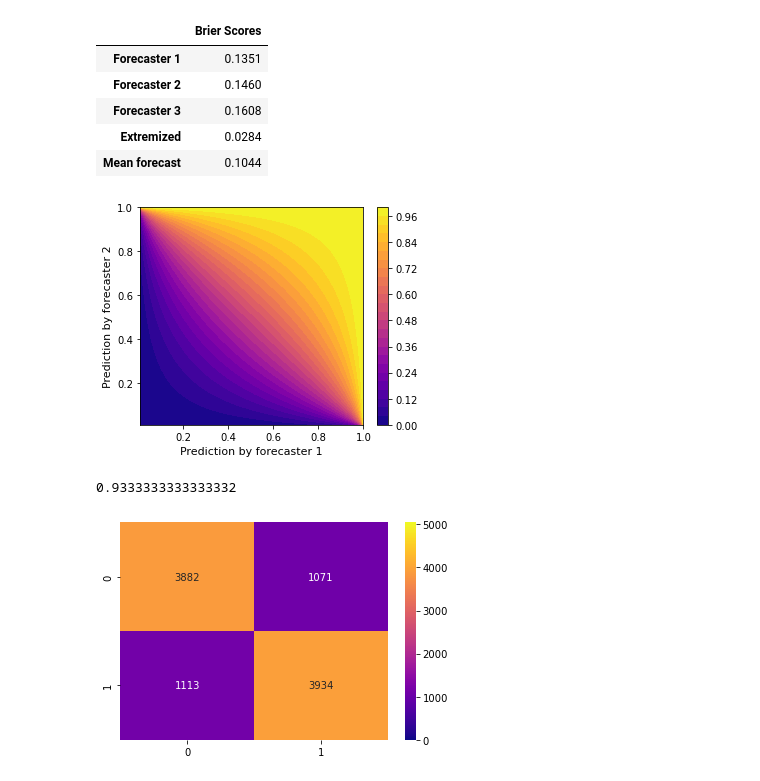
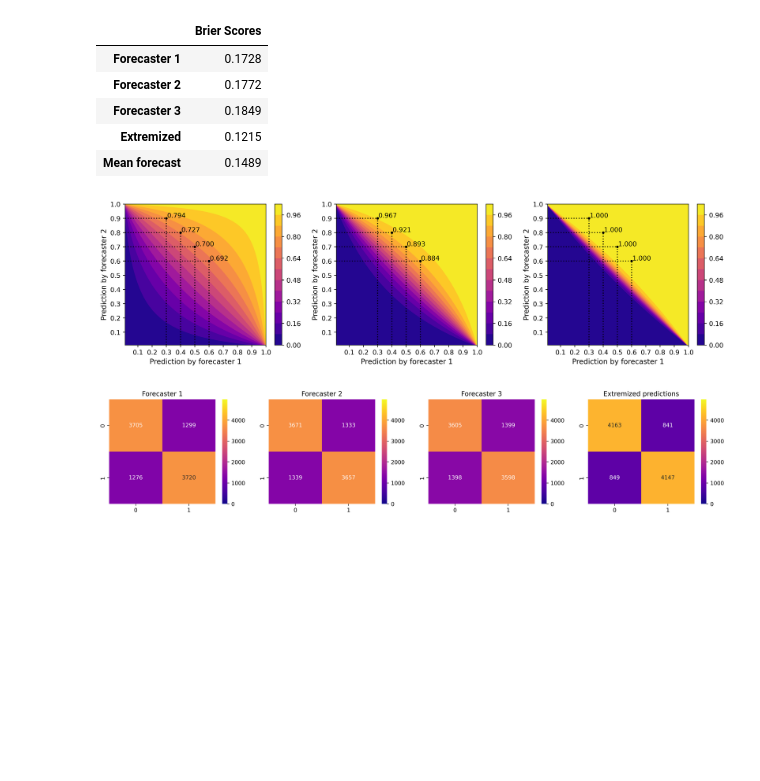
Before and after one commit to PabloIsCoding/simulated_worlds, a Jupyter notebook: Extremizing.ipynb, the cells around one changed output. Cells and saved outputs as stored; diff of their text form; code cells hidden in the pictures; blank space fills up the shorter version.

Commit message:
Improve plots

```diff
--- a/Extremizing.ipynb
+++ b/Extremizing.ipynb
@@ -5,6 +5,8 @@ import statsmodels.api as sm
 import matplotlib.pyplot as plt
 import seaborn as sns
 from sklearn.metrics import confusion_matrix, brier_score_loss
+
+plt.rcParams['figure.dpi'] = 500
 # %%
 def logit(p):
     return np.log(p/(1-p))
@@ -54,7 +56,7 @@ cov = [[1, ρ12, ρ13], # Note that I can get away with using correlations as co
        [ρ13, ρ23, 1]]
 μ = np.zeros(3)
 
-β = np.array([10, 10, 10])
+β = np.array([1.2, 1.20, 1.2])
 
 samples = generate_logit_samples(μ, cov, 0, β, N=10_000)
 
@@ -115,37 +117,45 @@ p1 = results_forecaster1.predict(samples[['const', 'x_1']])
 p2 = results_forecaster2.predict(samples[['const', 'x_2']])
 p3 = results_forecaster3.predict(samples[['const', 'x_3']])
 
-p = extremize(np.array([p1, p2, p3]).T, 1.5)
+p = extremize(np.array([p1, p2, p3]).T, 1)
 
 pd.DataFrame({
     'Brier Scores':[brier_score_loss(samples['y'], preds) for preds in [p1, p2, p3, p, np.mean([p1, p2, p3], axis=0)]]},
     index=[f'Forecaster {i}' for i in range(1, 4)]+["Extremized", "Mean forecast"]).round(4)
 # %% [output]
 |  | Brier Scores |
-| Forecaster 1 | 0.1351 |
-| Forecaster 2 | 0.1460 |
-| Forecaster 3 | 0.1608 |
-| Extremized | 0.0284 |
-| Mean forecast | 0.1044 |
+| Forecaster 1 | 0.1728 |
+| Forecaster 2 | 0.1772 |
+| Forecaster 3 | 0.1849 |
+| Extremized | 0.1215 |
+| Mean forecast | 0.1489 |
 # %%
 x = np.linspace(0.01, 1, 1000)
 y = np.linspace(0.01, 1, 1000)
 
 X, Y = np.meshgrid(x, y)
-Z = extremize2d(X, Y, 1)
 
-fig, ax = plt.subplots(figsize=(5, 4))
-cs = ax.contourf(X, Y, Z, 30, cmap='plasma')
-fig.colorbar(cs, ax=ax);
-ax.set_xlabel('Prediction by forecaster 1', fontsize=11)
-ax.set_ylabel('Prediction by forecaster 2', fontsize=11);
+fig, axarr = plt.subplots(1, 3, figsize=(5.5*3, 4))
+
+for ax, exponent in zip(axarr, [1, 2.5, 10]):
+    Z = extremize2d(X, Y, exponent)
+    cs = ax.contourf(X, Y, Z,  15, cmap='plasma')
+    fig.colorbar(cs, ax=ax);
+    for point in [(0.6, 0.6), (0.5, 0.7), (0.4, 0.8), (0.3, 0.9)]:
+        ax.scatter(point[0],point[1], color='black', s=8);
+        ax.annotate(f"{extremize2d(point[0],point[1],exponent):.3f}", [point[0]+0.005,point[1]+0.005])
+        ax.axvline(point[0], ymax=point[1], ls=':', color='black')
+        ax.axhline(point[1], xmax=point[0], ls=':', color='black')
+    ax.set_xlabel('Prediction by forecaster 1', fontsize=11)
+    ax.set_ylabel('Prediction by forecaster 2', fontsize=11);
+    ax.xaxis.set_major_locator(plt.MaxNLocator(11))
+    ax.yaxis.set_major_locator(plt.MaxNLocator(11))
 # %% [output]
-[figure, old version]
+[figure, new version]
-# %%
-extremize(np.array([0.6, 0.7, 0.8]))
-# %% [output]
-0.9333333333333332
 # %%
-sns.heatmap(confusion_matrix(samples['y'], np.round(p2)), annot=True, fmt='g', vmin=0, vmax=samples['y'].sum(), cmap='plasma');
+fig, axarray = plt.subplots(1, 4, figsize=(5*4, 3.5))
+for ax, preds, title in zip(axarray, [p1, p2, p3, p], [f'Forecaster {i}' for i in range(1, 4)]+["Extremized predictions"]):
+    ax.set_title(title)
+    sns.heatmap(confusion_matrix(samples['y'], np.round(preds)), annot=True, fmt='g', vmin=0, vmax=samples['y'].sum(), cmap='plasma', ax=ax);
 # %% [output]
-[figure, old version]
+[figure, new version]
```
Also changed, not shown: parts of 5 cells of this notebook.
